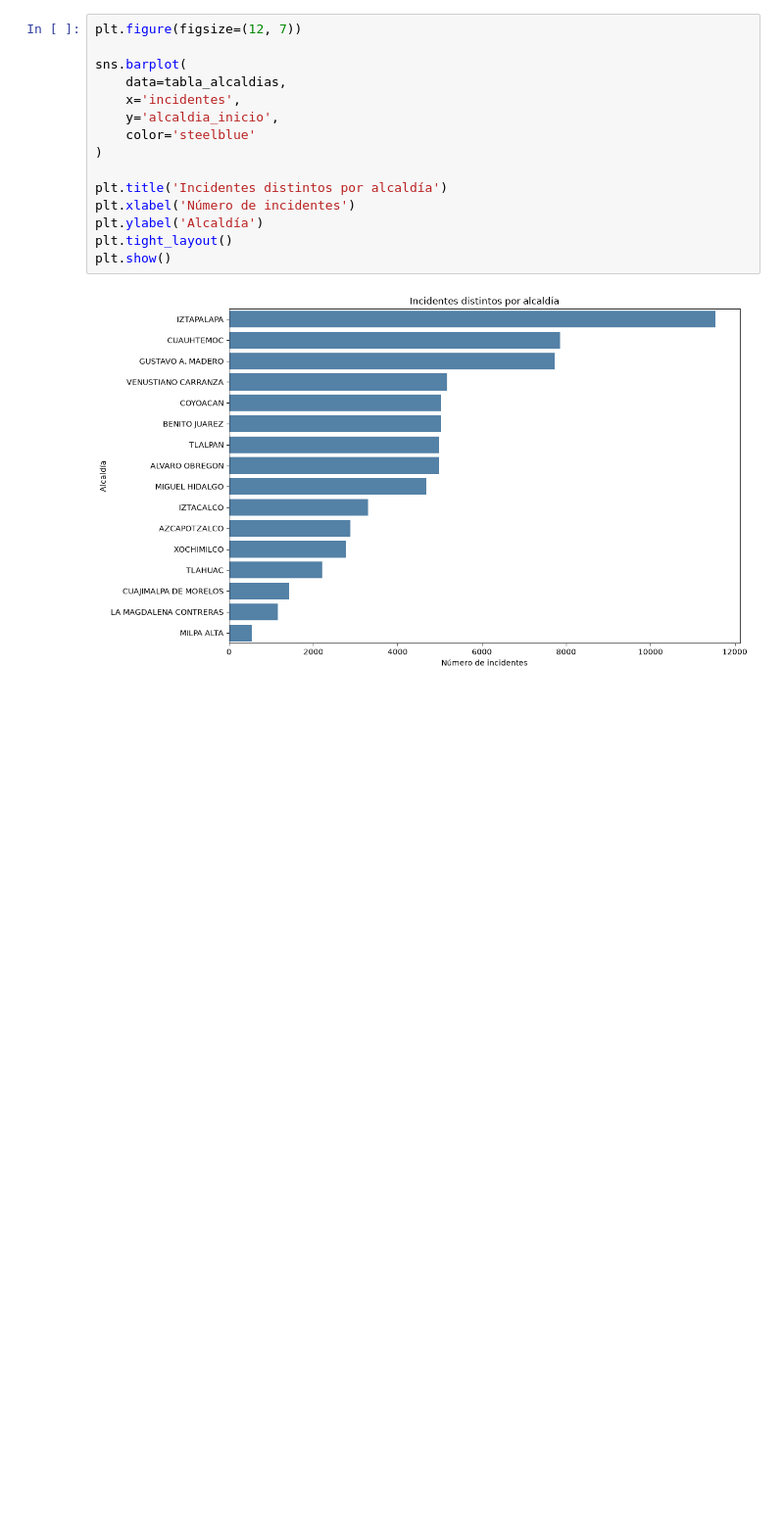
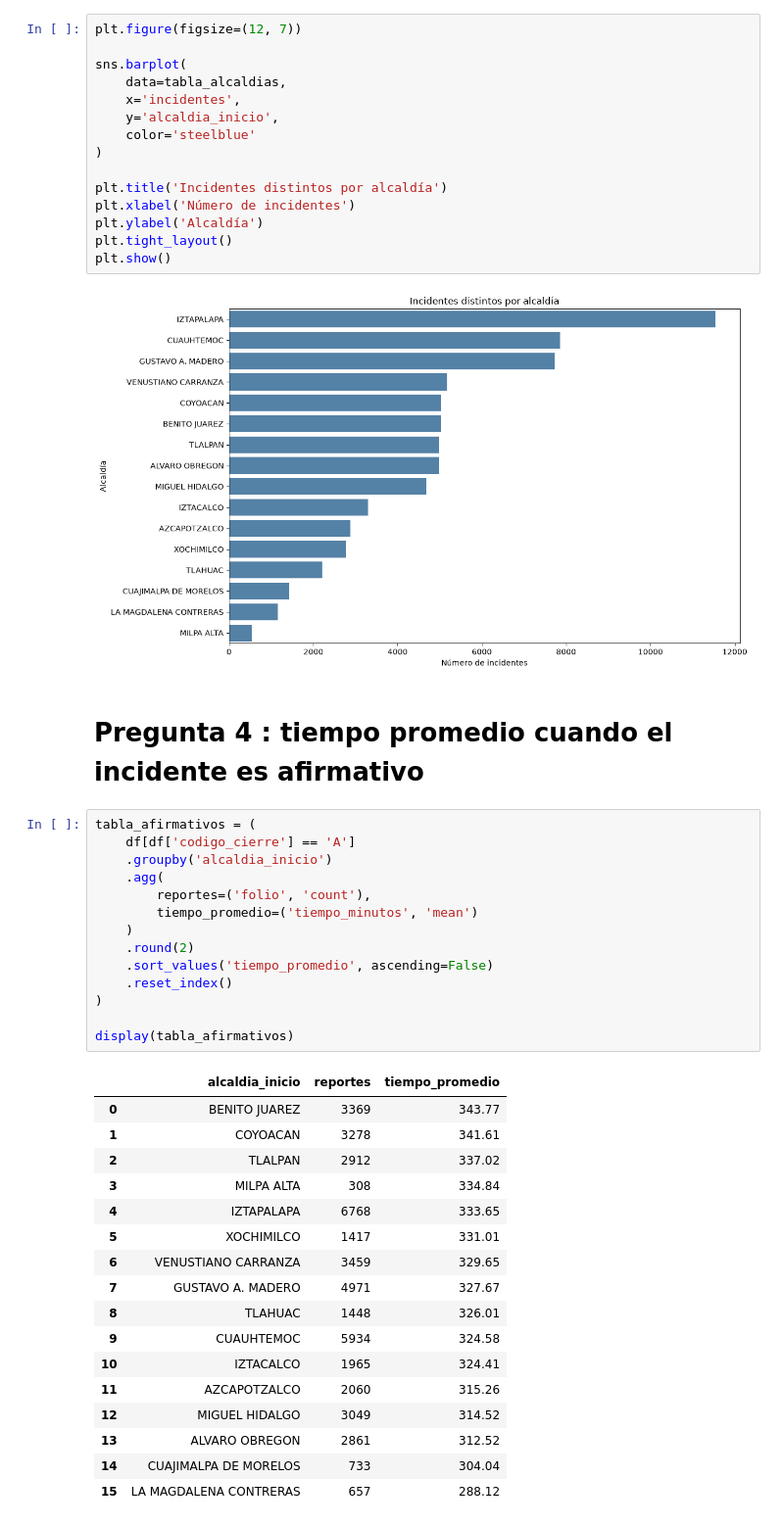
Before and after one commit to JafetR19/ds-project-team1-CGNR-JASR, a Jupyter notebook: notebooks/nb02_preguntas_visualizaciones.ipynb, the cells around one changed output. Shown at 98% size. Cells and saved outputs as stored; diff of their text form; blank space fills up the shorter version.

```diff
--- a/notebooks/nb02_preguntas_visualizaciones.ipynb
+++ b/notebooks/nb02_preguntas_visualizaciones.ipynb
@@ -320,3 +242,37 @@ plt.tight_layout()
 plt.show()
 # %% [output]
 [figure]
+# %% [markdown]
+# Pregunta 4 : tiempo promedio cuando el incidente es afirmativo
+# %%
+tabla_afirmativos = (
+    df[df['codigo_cierre'] == 'A']
+    .groupby('alcaldia_inicio')
+    .agg(
+        reportes=('folio', 'count'),
+        tiempo_promedio=('tiempo_minutos', 'mean')
+    )
+    .round(2)
+    .sort_values('tiempo_promedio', ascending=False)
+    .reset_index()
+)
+
+display(tabla_afirmativos)
+# %% [output]
+|  | alcaldia_inicio | reportes | tiempo_promedio |
+| 0 | BENITO JUAREZ | 3369 | 343.77 |
+| 1 | COYOACAN | 3278 | 341.61 |
+| 2 | TLALPAN | 2912 | 337.02 |
+| 3 | MILPA ALTA | 308 | 334.84 |
+| 4 | IZTAPALAPA | 6768 | 333.65 |
+| 5 | XOCHIMILCO | 1417 | 331.01 |
+| 6 | VENUSTIANO CARRANZA | 3459 | 329.65 |
+| 7 | GUSTAVO A. MADERO | 4971 | 327.67 |
+| 8 | TLAHUAC | 1448 | 326.01 |
+| 9 | CUAUHTEMOC | 5934 | 324.58 |
+| 10 | IZTACALCO | 1965 | 324.41 |
+| 11 | AZCAPOTZALCO | 2060 | 315.26 |
+| 12 | MIGUEL HIDALGO | 3049 | 314.52 |
+| 13 | ALVARO OBREGON | 2861 | 312.52 |
+| 14 | CUAJIMALPA DE MORELOS | 733 | 304.04 |
+| 15 | LA MAGDALENA CONTRERAS | 657 | 288.12 |
```
Also changed, not shown: parts of 7 cells of this notebook.
